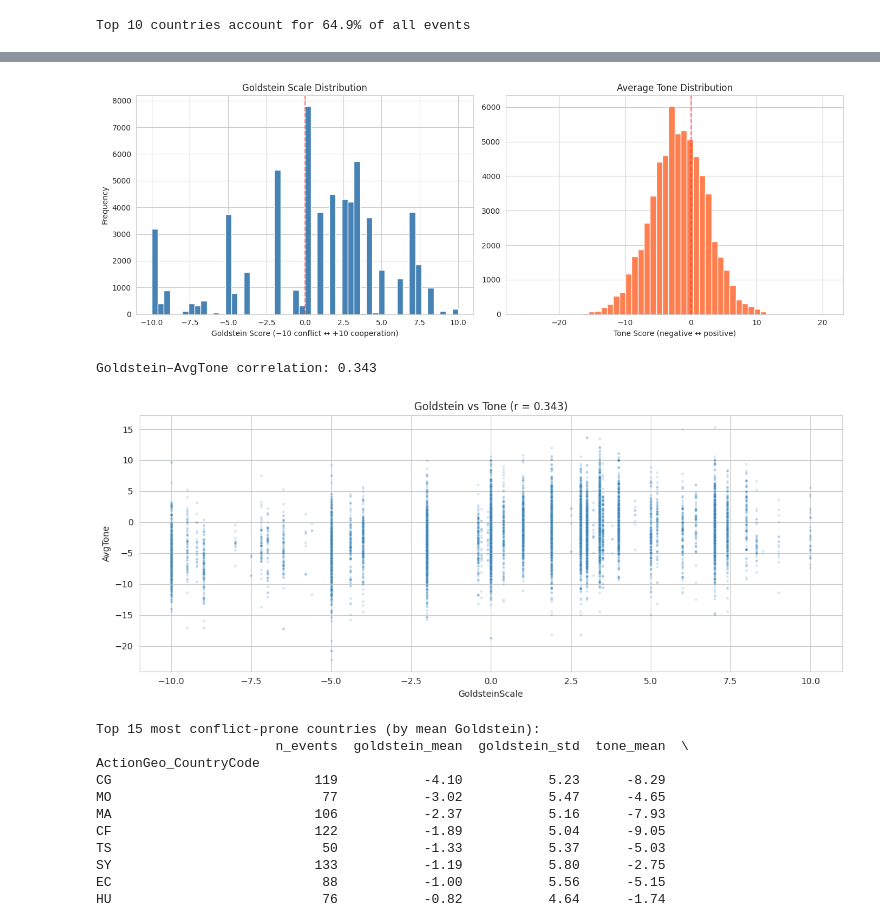
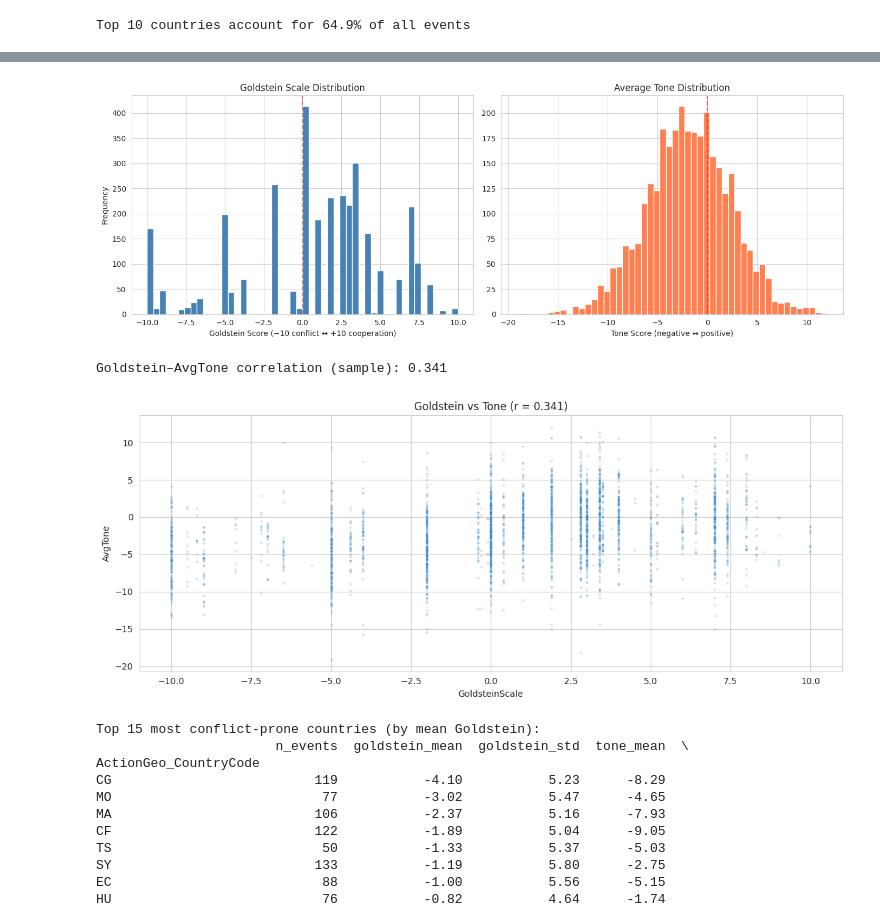
Before and after one commit to limerya/FINAL_bigdata, a Jupyter notebook: bigdata_project.ipynb, the cells around one changed output, grey strips where cells are left out. Cells and saved outputs as stored; diff of their text form; code cells hidden in the pictures.

Commit message:
spark added

```diff
--- a/bigdata_project.ipynb
+++ b/bigdata_project.ipynb
@@ -156,9 +219,6 @@ Rows: 62,611
 # %% [markdown]
 EDA
 # %%
-from google.colab import drive
-drive.mount('/content/drive')
-
 import pandas as pd
 import numpy as np
 import matplotlib.pyplot as plt
@@ -168,11 +228,13 @@ sns.set_style('whitegrid')
 plt.rcParams['figure.figsize'] = (12, 5)
 plt.rcParams['figure.dpi'] = 100
 
+# Re-read with Spark (in case this notebook is run in isolation)
 CLEAN_PATH = '/content/drive/MyDrive/gdelt_data/cleaned/events_cleaned.parquet'
-df = pd.read_parquet(CLEAN_PATH)
+sdf = spark.read.parquet(CLEAN_PATH)
+sdf.cache()
 
-print(f"Loaded {len(df):,} events")
-print(f"Date range: {df['date'].min().date()} → {df['date'].max().date()}")
-print(f"Countries: {df['ActionGeo_CountryCode'].nunique()}")
-print(f"Memory: {df.memory_usage(deep=True).sum() / 1e6:.1f} MB")
+n_rows = sdf.count()
+print(f"Loaded {n_rows:,} events")
+sdf.select(F.min('date'), F.max('date'),
+           F.countDistinct('ActionGeo_CountryCode').alias('n_countries')).show()
 # %% [output]
@@ -349,35 +435,36 @@ RS                      1100                    0.166               0.368
 # %%
+# Goldstein + AvgTone distributions — sample from Spark for plotting
+sample_pdf = (sdf.select('GoldsteinScale', 'AvgTone')
+                 .dropna()
+                 .sample(fraction=0.05, seed=42)  # adjust fraction to taste
+                 .toPandas())
+
 fig, axes = plt.subplots(1, 2, figsize=(14, 5))
-
-# Goldstein distribution
-df['GoldsteinScale'].dropna().hist(bins=50, ax=axes[0], color='steelblue', edgecolor='white')
+sample_pdf['GoldsteinScale'].hist(bins=50, ax=axes[0], color='steelblue', edgecolor='white')
 axes[0].axvline(0, color='red', linestyle='--', alpha=0.5)
 axes[0].set_title('Goldstein Scale Distribution')
 axes[0].set_xlabel('Goldstein Score (−10 conflict ↔ +10 cooperation)')
 axes[0].set_ylabel('Frequency')
 
-# AvgTone distribution
-df['AvgTone'].dropna().hist(bins=50, ax=axes[1], color='coral', edgecolor='white')
+sample_pdf['AvgTone'].hist(bins=50, ax=axes[1], color='coral', edgecolor='white')
 axes[1].axvline(0, color='red', linestyle='--', alpha=0.5)
 axes[1].set_title('Average Tone Distribution')
 axes[1].set_xlabel('Tone Score (negative ↔ positive)')
 
 plt.tight_layout()
 plt.show()
 
-# Relationship: Goldstein vs Tone — are they redundant?
-sample = df[['GoldsteinScale', 'AvgTone']].dropna().sample(min(10000, len(df)), random_state=42)
-corr = sample.corr().iloc[0, 1]
-print(f"Goldstein–AvgTone correlation: {corr:.3f}")
-# If correlation is low (<0.3), both carry independent info → use both as features
-# If high (>0.7), they're redundant → keep one
+# Correlation already computed in Spark above; redo on sample for scatter
+corr = sample_pdf.corr().iloc[0, 1]
+print(f"Goldstein–AvgTone correlation (sample): {corr:.3f}")
 
-sns.scatterplot(data=sample, x='GoldsteinScale', y='AvgTone', alpha=0.2, s=8)
+sns.scatterplot(data=sample_pdf.sample(min(10000, len(sample_pdf)), random_state=42),
+                x='GoldsteinScale', y='AvgTone', alpha=0.2, s=8)
 plt.title(f'Goldstein vs Tone (r = {corr:.3f})')
 plt.tight_layout()
 plt.show()
 # %% [output]
-[figure, old version]
+[figure, new version]
-Goldstein–AvgTone correlation: 0.343
+Goldstein–AvgTone correlation (sample): 0.341
-[figure, old version]
+[figure, new version]
 # %%
```
Also changed, not shown: parts of 29 cells of this notebook.
